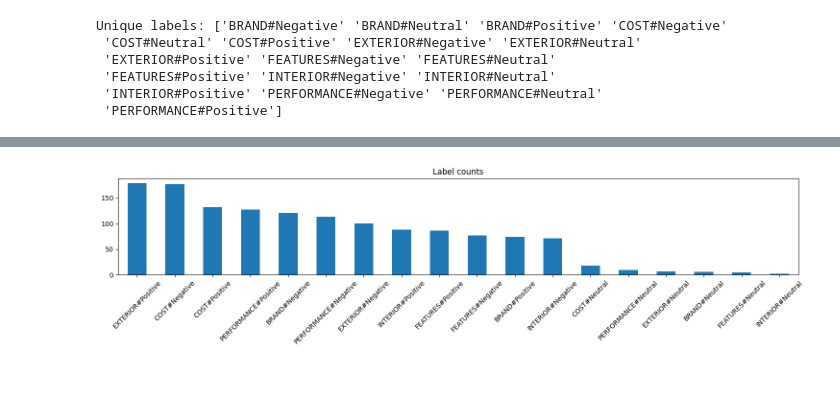
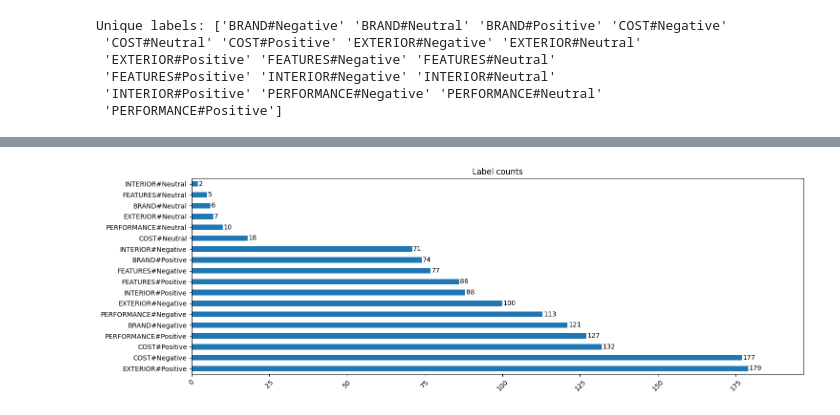
Before and after one commit to Avcuongy/nlp-project, a Jupyter notebook: notebooks/1_eda.ipynb, the cells around one changed output, grey strips where cells are left out. Saved outputs shown, nothing was run; the diff lists cells and outputs as text; code cells hidden in the pictures; blank space fills up the shorter version.

```diff
--- a/notebooks/1_eda.ipynb
+++ b/notebooks/1_eda.ipynb
@@ -75,5 +147,5 @@ df.head()
 # %% [markdown]
 ## Parsed label
 # %%
-df["parsed_labels"] = df["label"].apply(parse_label)
+df_label["parsed_labels"] = df_label["label"].apply(parse_label)
 # %%
@@ -97,10 +168,10 @@ Name: parsed_labels, dtype: object
 mlb = MultiLabelBinarizer()
 # %%
-# Create binary matrix for multi-label classification
-matrix_label_train = mlb.fit_transform(df['parsed_labels'])
+# Binary matrix for multi-label classification
+matrix_label = mlb.fit_transform(df_label['parsed_labels'])
 # %%
-y_df = pd.DataFrame(matrix_label_train, columns=mlb.classes_)
-y_df.head()
+y = pd.DataFrame(matrix_label, columns=mlb.classes_)
+y.head()
 # %% [output]
 |  | BRAND#Negative | BRAND#Neutral | BRAND#Positive | COST#Negative | COST#Neutral | COST#Positive | ... |
 | 0 | 0 | 0 | 0 | 0 | 0 | 0 | ... |
@@ -109,6 +180,5 @@ y_df.head()
 | 3 | 0 | 0 | 0 | 1 | 0 | 0 | ... |
 | 4 | 0 | 0 | 1 | 0 | 0 | 0 | ... |
 # %%
-# Count positives per label (column-wise) and total labels
-label_counts = y_df.sum(axis=0).sort_values(ascending=False)
-total_labels = int(y_df.values.sum())
+label_counts = y.sum(axis=0).sort_values(ascending=False)
+total_labels = int(y.values.sum())
@@ -128,7 +220,14 @@ Total labels in training set: 1393
 # %%
-label_counts.plot(kind='bar', figsize=(15,4), title='Label counts')
+ax = label_counts.plot(kind='barh', figsize=(15,5), title='Label counts')
 plt.xticks(rotation=45)
 plt.tight_layout()
+max_width = int(label_counts.max())
+for p in ax.patches:
+    value = int(p.get_width())
+    y = p.get_y() + p.get_height() / 2
+    x = p.get_x() + p.get_width() + 0.3
+    ax.text(x, y, str(value), va='center', ha='left', fontsize=10)
+ax.set_xlim(0, max_width * 1.10)
 plt.show()
 # %% [output]
-[figure, old version]
+[figure, new version]
```
Also changed, not shown: parts of 25 cells of this notebook, 4 other files.
